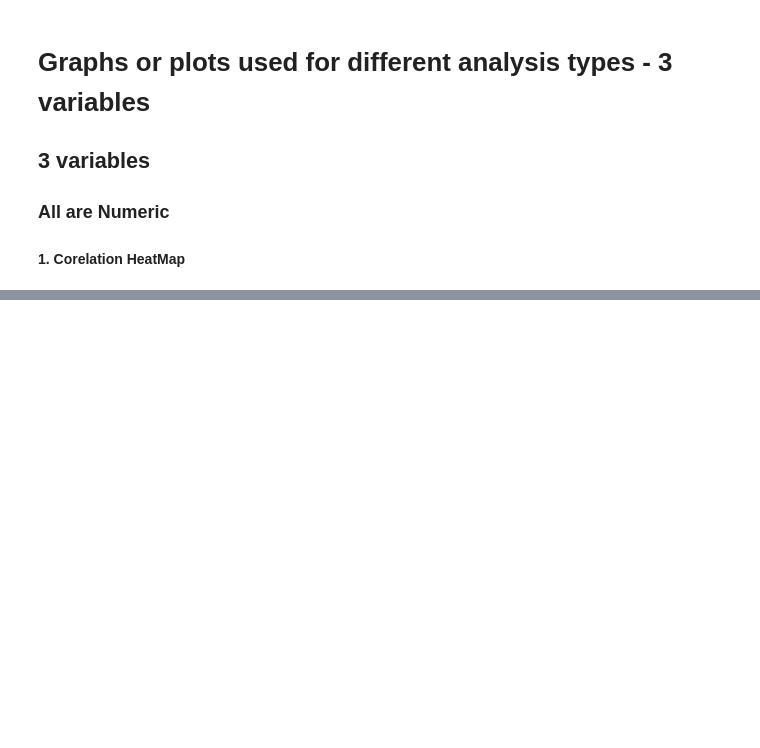
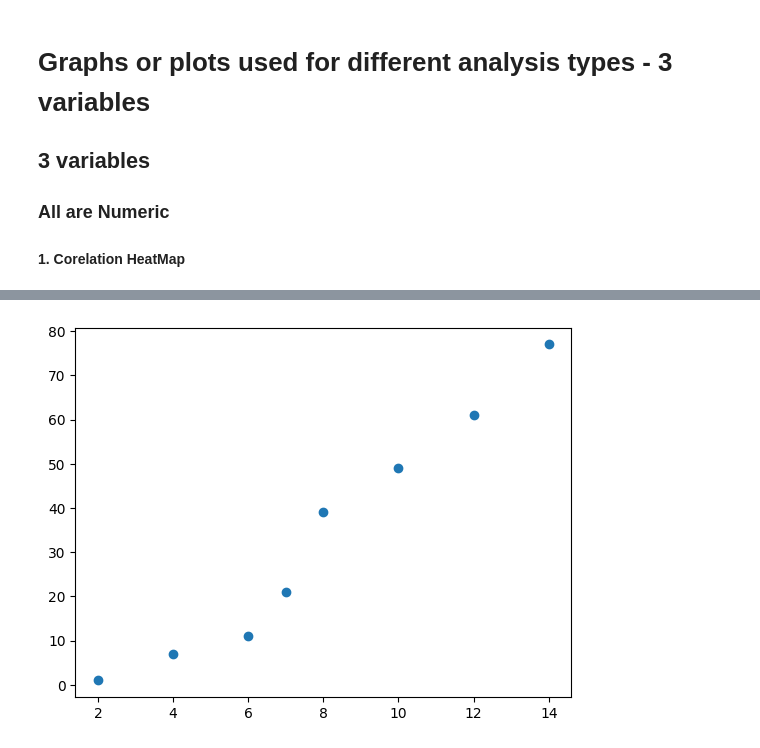
Before and after one commit to rijosasidharlearning-jpg/DataScienceLab1, a Jupyter notebook: Data_Visualization_.ipynb, the cells around one changed output, grey strips where cells are left out. Drawn from its saved outputs; the diff is of its cells as text; code cells hidden in the pictures; blank space fills up the shorter version.

```diff
--- a/Data_Visualization_.ipynb
+++ b/Data_Visualization_.ipynb
@@ -94,0 +141,6 @@
+# %%
+plt.scatter(df1["X"],df1["Y"])
+plt.show()
+#
+# %% [output]
+[figure, added]
```
Also changed, not shown: parts of 34 cells of this notebook.
